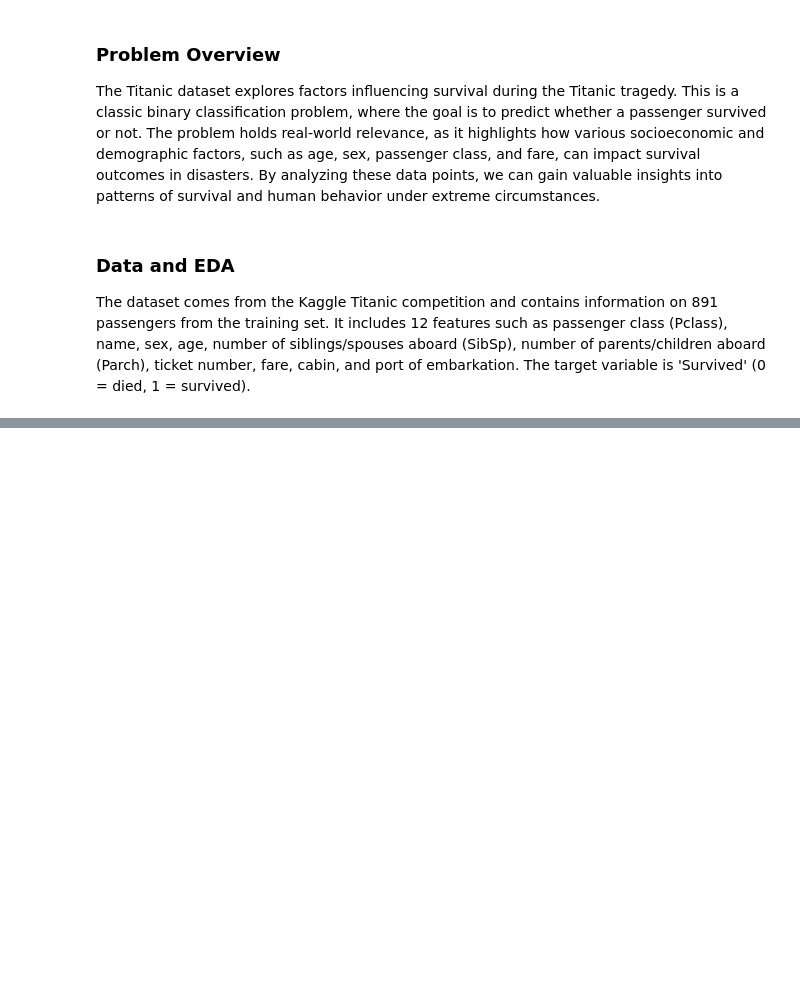
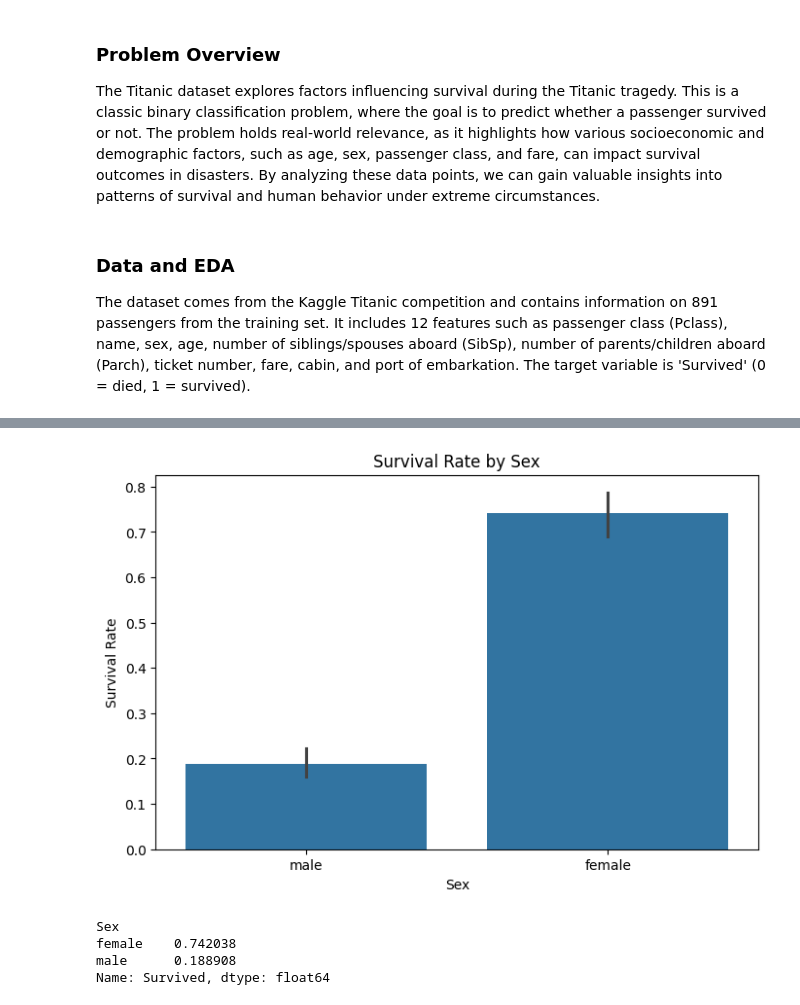
Before and after one commit to zhales05/cs6470, a Jupyter notebook: midterm/report.ipynb, the cells around one changed output, grey strips where cells are left out. Cells and saved outputs as stored; diff of their text form; code cells hidden in the pictures; blank space fills up the shorter version.

```diff
--- a/midterm/report.ipynb
+++ b/midterm/report.ipynb
@@ -26,0 +77,15 @@ train_data.head()
+# %%
+# Survival by sex
+plt.figure(figsize=(8,5))
+sns.barplot(data=train_data, x='Sex', y='Survived')
+plt.title('Survival Rate by Sex')
+plt.ylabel('Survival Rate')
+plt.show()
+
+print(train_data.groupby('Sex')['Survived'].mean())
+# %% [output]
+[figure, added]
+Sex
+female    0.742038
+male      0.188908
+Name: Survived, dtype: float64
```
Also changed, not shown: parts of 8 cells of this notebook, 1 other file.
